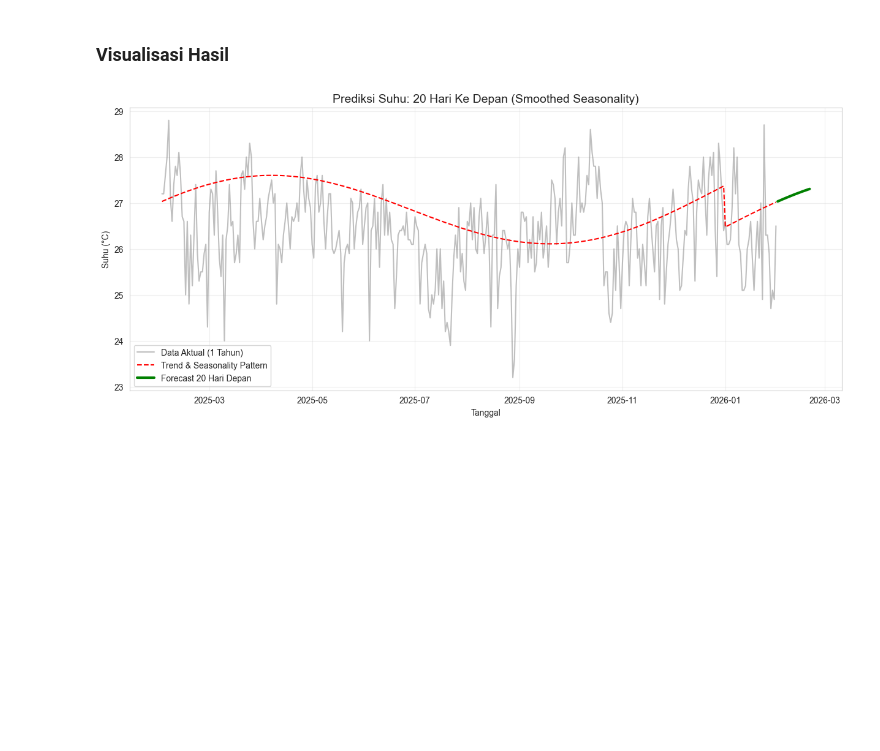
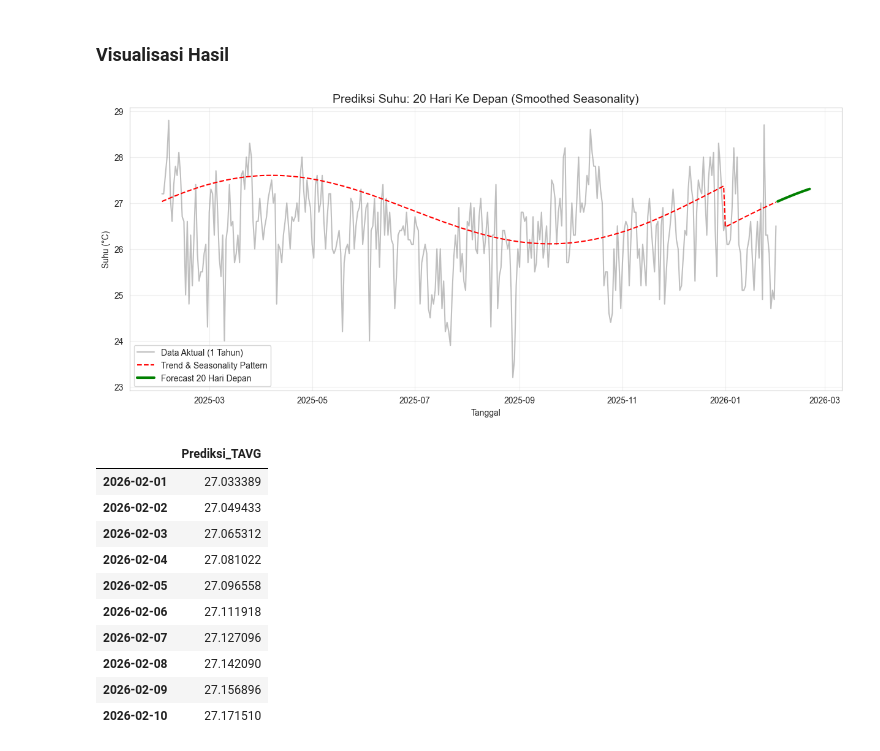
Before and after one commit to Ndraa-44/uas_datscie_prediksi, a Jupyter notebook: uas_datscie_implementation.ipynb, the cells around one changed output. Saved outputs shown, nothing was run; the diff lists cells and outputs as text; code cells hidden in the pictures; blank space fills up the shorter version.

```diff
--- a/uas_datscie_implementation.ipynb
+++ b/uas_datscie_implementation.ipynb
@@ -651,29 +520,43 @@ Forecasting Selesai.
 # %%
 # ==============================================================================
 # VISUALISASI HASIL FORECASTING
 # ==============================================================================
 
 plt.figure(figsize=(15, 6))
 
 # Plot Data Asli (1 Tahun Terakhir biar jelas)
 plt.plot(df_forecast.index[-365:], df_forecast['TAVG'][-365:],
          label='Data Aktual (1 Tahun)', color='gray', alpha=0.5)
 
 # Plot Pola Model (Evaluasi Historis)
 # Ini menunjukkan garis rata-rata musim yang dipelajari model
 y_pred_history = model_final.predict(x_full)
 plt.plot(df_forecast.index[-365:], y_pred_history[-365:],
          label='Trend & Seasonality Pattern', color='red', linestyle='--', linewidth=1.5)
 
 # Plot Prediksi Masa Depan
 plt.plot(df_future.index, df_future['Prediksi_TAVG'],
          label=f'Forecast {future_days} Hari Depan', color='green', linewidth=3)
 
 plt.title(f'Prediksi Suhu: {future_days} Hari Ke Depan (Smoothed Seasonality)', fontsize=14)
 plt.xlabel('Tanggal')
 plt.ylabel('Suhu (°C)')
 plt.legend()
 plt.grid(True, alpha=0.3)
 plt.show()
+
+# tampilkan 10 prediksi masa depan
+df_future[['Prediksi_TAVG']].head(10)
 # %% [output]
 [figure]
+|  | Prediksi_TAVG |
+| 2026-02-01 | 27.033389 |
+| 2026-02-02 | 27.049433 |
+| 2026-02-03 | 27.065312 |
+| 2026-02-04 | 27.081022 |
+| 2026-02-05 | 27.096558 |
+| 2026-02-06 | 27.111918 |
+| 2026-02-07 | 27.127096 |
+| 2026-02-08 | 27.142090 |
+| 2026-02-09 | 27.156896 |
+| 2026-02-10 | 27.171510 |
```
Also changed, not shown: parts of 16 cells of this notebook.
